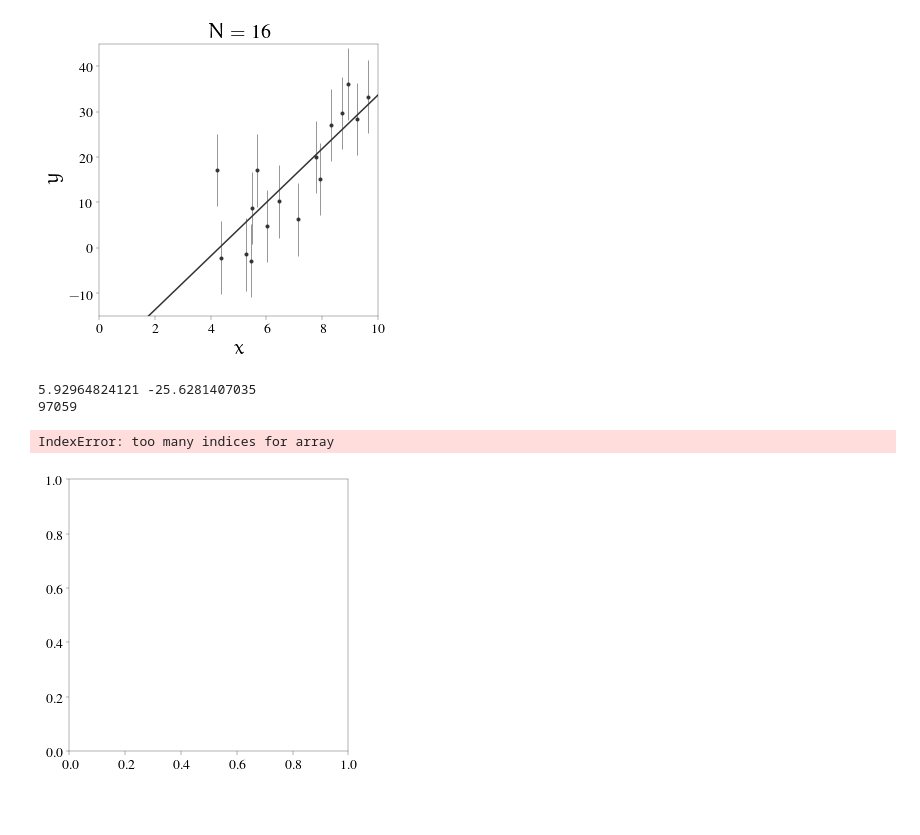
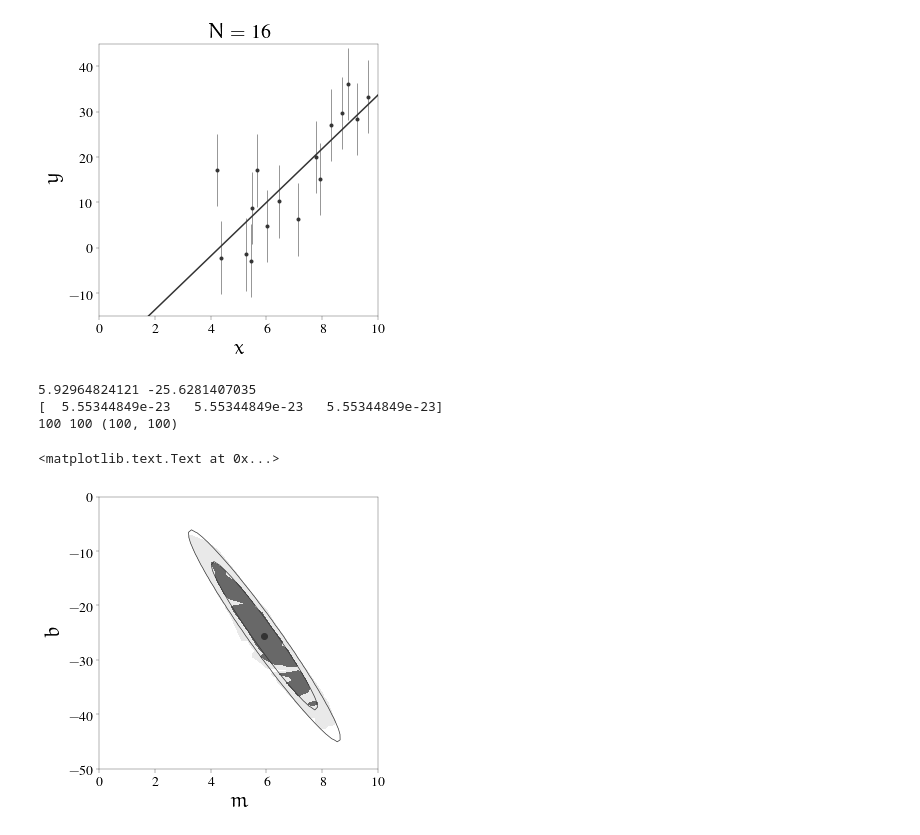
Before and after one commit to ajmejia/1st-phd-seminar, a Jupyter notebook: examples.ipynb, the cells around one changed output. Cells and saved outputs as stored; diff of their text form; code cells hidden in the pictures; blank space fills up the shorter version.

Commit message:
implemented rejection sampling with uniform sampling a priori

```diff
--- a/examples.ipynb
+++ b/examples.ipynb
@@ -110,15 +114,18 @@ def percentile_to_level(X, Y, PDF, percentile, tol=0.001, max_iter=1000):
         levels[-1] += Z_min
     return levels[-1]
 # definir función para muestrear distribuciones arbitrarias
-def rejection_sampling(ranges, PDF, n_samples=1000, return_grid=False, grid_steps=None):
-    proposal = tuple([r[0]+random.rand(n_samples)*(r[1]-r[0]) for r in ranges])
-    Z_max = random.rand(n_samples)
-    z = PDF(*proposal)
-    mask = Z_max<=z
-    x, y = proposal
-    print mask.sum()
-    x, y, z = x[mask], y[mask], z[mask]
+def rejection_sampling(support, PDF, n_samples=100, return_grid=False, grid_steps=None):
+    X, Y = support
+    Z = norm_to_max(copy(PDF))
+
+    Z_prop = random.rand(*Z.shape)
+    mask = Z_prop<=Z
+    x, y, z = X[mask].ravel(), Y[mask].ravel(), Z[mask].ravel()
+    if n_samples<mask.sum():
+        idx = random.choice(arange(mask.sum(), dtype=np.int), size=n_samples, replace=False)
+        x, y, z = x[idx], y[idx], z[idx]
     if return_grid:
+        ranges = [(r.min(),r.max()) for r in (x,y)]
         if grid_steps==None: grid_steps_ = (100,)*len(ranges)
         else: grid_steps_ = grid_steps
         xi, yi = [linspace(ranges[i][0],ranges[i][1],grid_steps_[i]) for i in xrange(len(ranges))]
@@ -247,38 +254,36 @@ if any(mask_names): fig_pdf.savefig("img/pdf-linear-{}".format(join(names[mask_n
 # %%
 show_mle = True
 show_likelihood = True
 show_cond_b = False
 show_cond_m = False
 mask_names = array([show_mle, show_likelihood, show_cond_m, show_cond_b])
 names = array(["mle", "likelihood", "condm", "condb"])
 
 fig_par, ax = subplots(1, 1)
 likelihood = lik_i(XX_obs, YY_obs, sigma, [MM_obs,BB_obs]).prod(axis=0)
 mle_m, mle_b = unravel_index(argmax(likelihood), likelihood.shape)
 print M[mle_m], B[mle_b]
-def func_likelihood(m, b):
-    mm, bb, ll = MM_obs[0].ravel(), BB_obs[0].ravel(), likelihood.ravel()
-    return griddata(mm, bb, ll, m, b, interp="linear")/likelihood[mle_m,mle_b]
-
-likelihood = norm_to_max(likelihood)
-levels = array([percentile_to_level(MM_obs[0,:,:],BB_obs[0,:,:],likelihood,per) for per in percentiles])
+levels = array([percentile_to_level(MM_obs[0],BB_obs[0],likelihood,per) for per in percentiles])
+print levels
 if show_likelihood:
-    m_sam, b_sam, mi, bi, zi = rejection_sampling([(0.0,10.0),(-20.0,-30.0)], func_likelihood, return_grid=True)
+    m_sam, b_sam, mi, bi, zi = rejection_sampling((MM_obs[0],BB_obs[0]), likelihood, return_grid=True)
     print mi.size, bi.size, zi.shape
-    ax.contour(MM_obs[0,:,:], BB_obs[0,:,:], likelihood, levels, colors="0.2", linewidths=0.7)
+    ax.contourf(mi, bi, zi, [0.25,0.5,1.0], cmap=cm.Greys)
+    ax.contour(MM_obs[0], BB_obs[0], norm_to_max(likelihood), [0.25,0.5,1.0], colors="0.2", linewidths=0.7)
 ax.plot(M[mle_m], B[mle_b], "o", mfc="0.2", mec="0.2", visible=show_mle)
 ax.axvline(M[mle_m], ls="--", lw=0.7, color="0.2", visible=show_cond_b)
 ax.axhline(B[mle_b], ls="--", lw=0.7, color="0.2", visible=show_cond_m)
 ax.set_xlim(0.0, 10.0)
 ax.set_ylim(-50.0, 0.0)
 ax.set_xlabel(r"$m$")
 ax.set_ylabel(r"$b$")
 # fig_par.savefig("img/pars-{}".format(join(names[mask_names], "-") if any(mask_names) else "blank"))
 # %% [output]
 5.92964824121 -25.6281407035
-97059
+[  5.55344849e-23   5.55344849e-23   5.55344849e-23]
+100 100 (100, 100)
-IndexError: too many indices for array
+<matplotlib.text.Text at 0x...>
-[figure, old version]
+[figure, new version]
 # %%
 # PARA MLE
 # en cada iteración:
```
Also changed, not shown: parts of 1 cell of this notebook.
